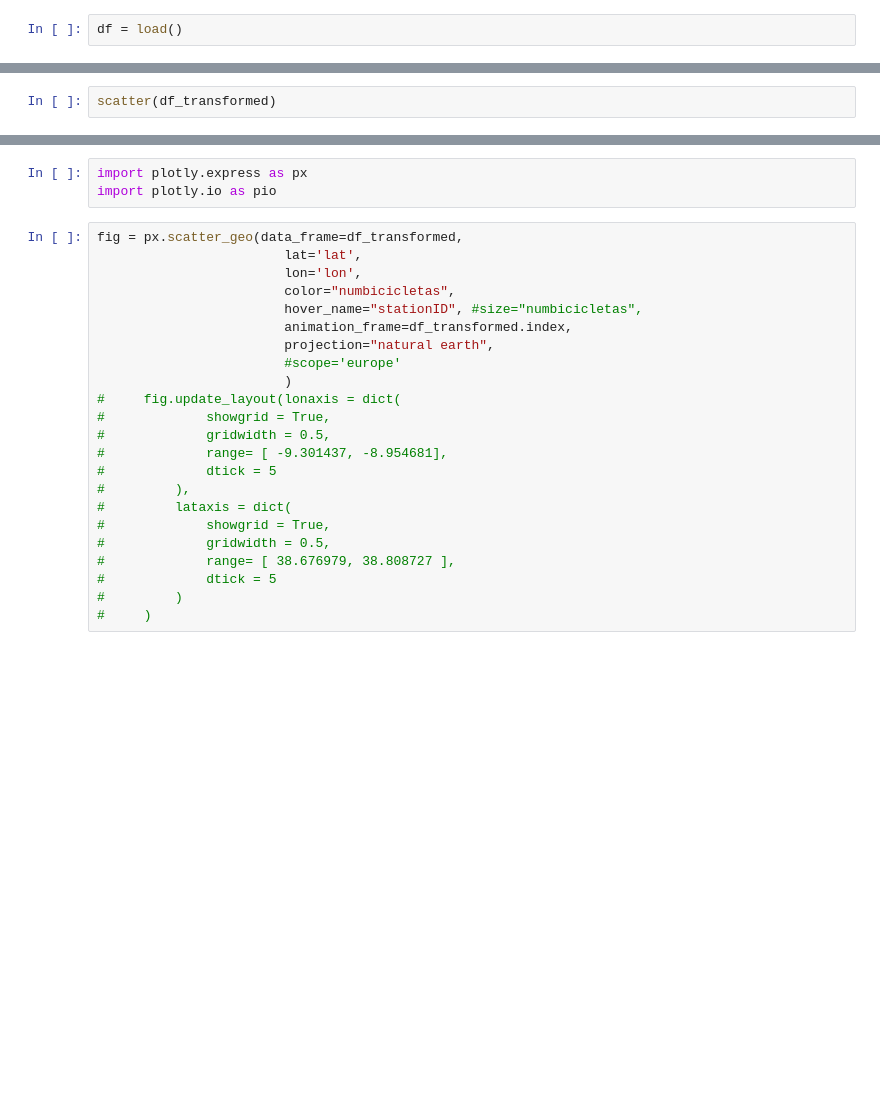
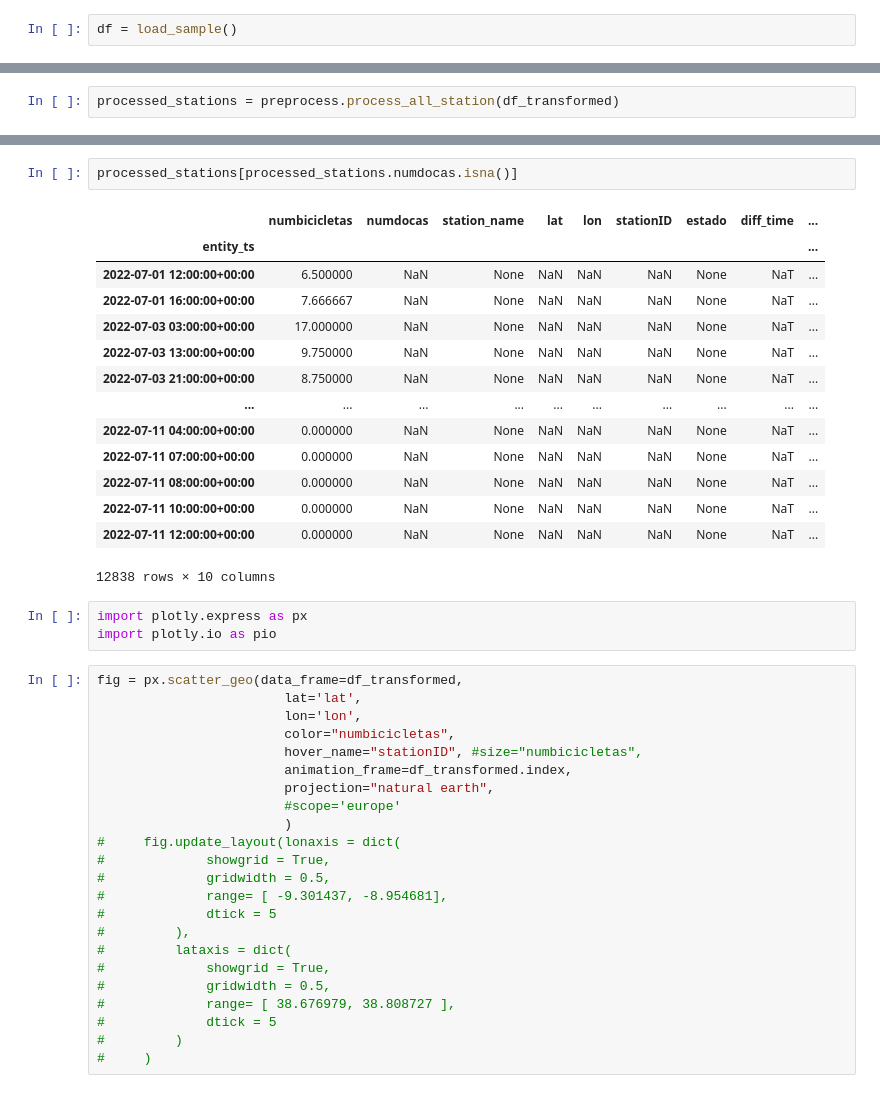
Before and after one commit to alinedefreitasocn/GIRA, a Jupyter notebook: notebooks/Untitled.ipynb, the cells around one changed output, grey strips where cells are left out. Drawn from its saved outputs; the diff is of its cells as text; blank space fills up the shorter version.

Commit message:
adding preprocess_all_station function

```diff
--- a/notebooks/Untitled.ipynb
+++ b/notebooks/Untitled.ipynb
@@ -5,5 +6,5 @@ from gira.plot_map import scatter
 # %%
-df = load()
+df = load_sample()
 # %%
 df_cleaned = preprocess.cleaning(df)
 df_transformed = preprocess.processing_columns(df_cleaned)
@@ -26,5 +27,5 @@ Extracting geographical position
 
 Preprocess completed!
 # %%
-scatter(df_transformed)
+processed_stations = preprocess.process_all_station(df_transformed)
 # %% [output]
@@ -32,3 +77,20 @@ KeyboardInterrupt:
+# %%
+processed_stations[processed_stations.numdocas.isna()]
+# %% [output]
+|  | numbicicletas | numdocas | station_name | lat | lon | stationID | estado | diff_time | ... |
+| entity_ts |  |  |  |  |  |  |  |  | ... |
+| 2022-07-01 12:00:00+00:00 | 6.500000 | NaN | None | NaN | NaN | NaN | None | NaT | ... |
+| 2022-07-01 16:00:00+00:00 | 7.666667 | NaN | None | NaN | NaN | NaN | None | NaT | ... |
+| 2022-07-03 03:00:00+00:00 | 17.000000 | NaN | None | NaN | NaN | NaN | None | NaT | ... |
+| 2022-07-03 13:00:00+00:00 | 9.750000 | NaN | None | NaN | NaN | NaN | None | NaT | ... |
+| 2022-07-03 21:00:00+00:00 | 8.750000 | NaN | None | NaN | NaN | NaN | None | NaT | ... |
+| ... | ... | ... | ... | ... | ... | ... | ... | ... | ... |
+| 2022-07-11 04:00:00+00:00 | 0.000000 | NaN | None | NaN | NaN | NaN | None | NaT | ... |
+| 2022-07-11 07:00:00+00:00 | 0.000000 | NaN | None | NaN | NaN | NaN | None | NaT | ... |
+| 2022-07-11 08:00:00+00:00 | 0.000000 | NaN | None | NaN | NaN | NaN | None | NaT | ... |
+| 2022-07-11 10:00:00+00:00 | 0.000000 | NaN | None | NaN | NaN | NaN | None | NaT | ... |
+| 2022-07-11 12:00:00+00:00 | 0.000000 | NaN | None | NaN | NaN | NaN | None | NaT | ... |
+12838 rows × 10 columns
 # %%
 import plotly.express as px
 import plotly.io as pio
```
Also changed, not shown: parts of 6 cells of this notebook, 4 other files.
